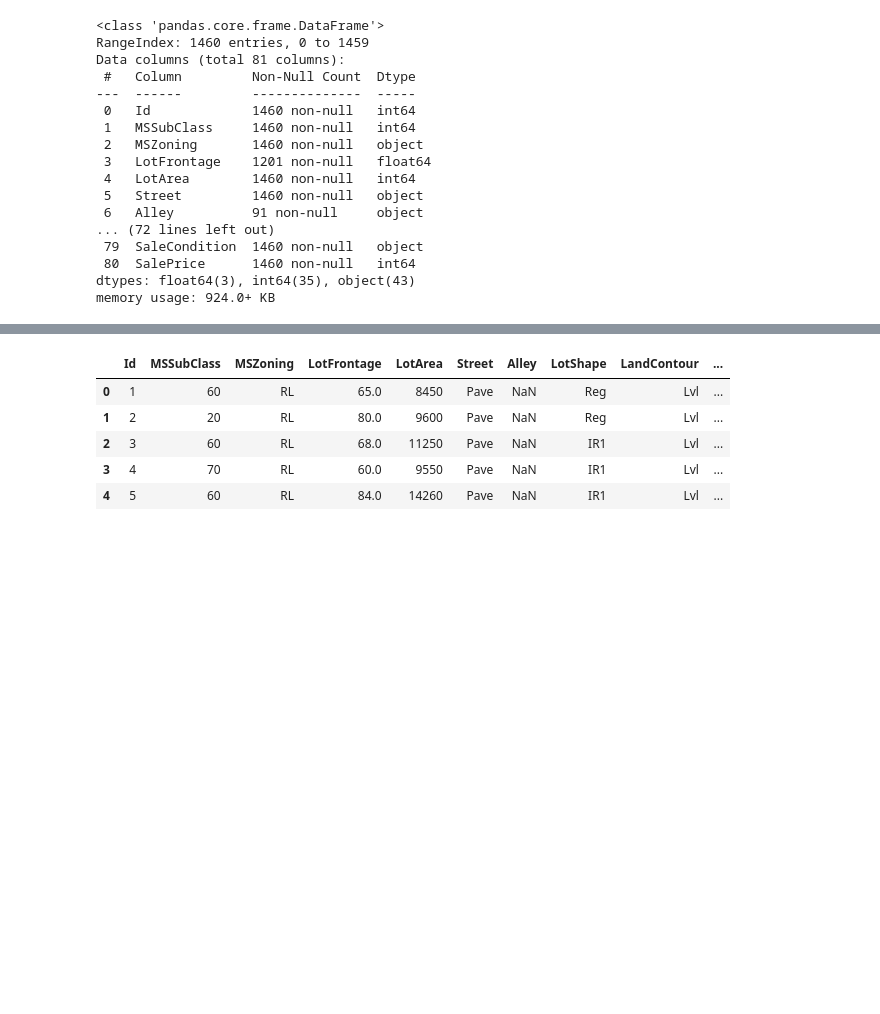
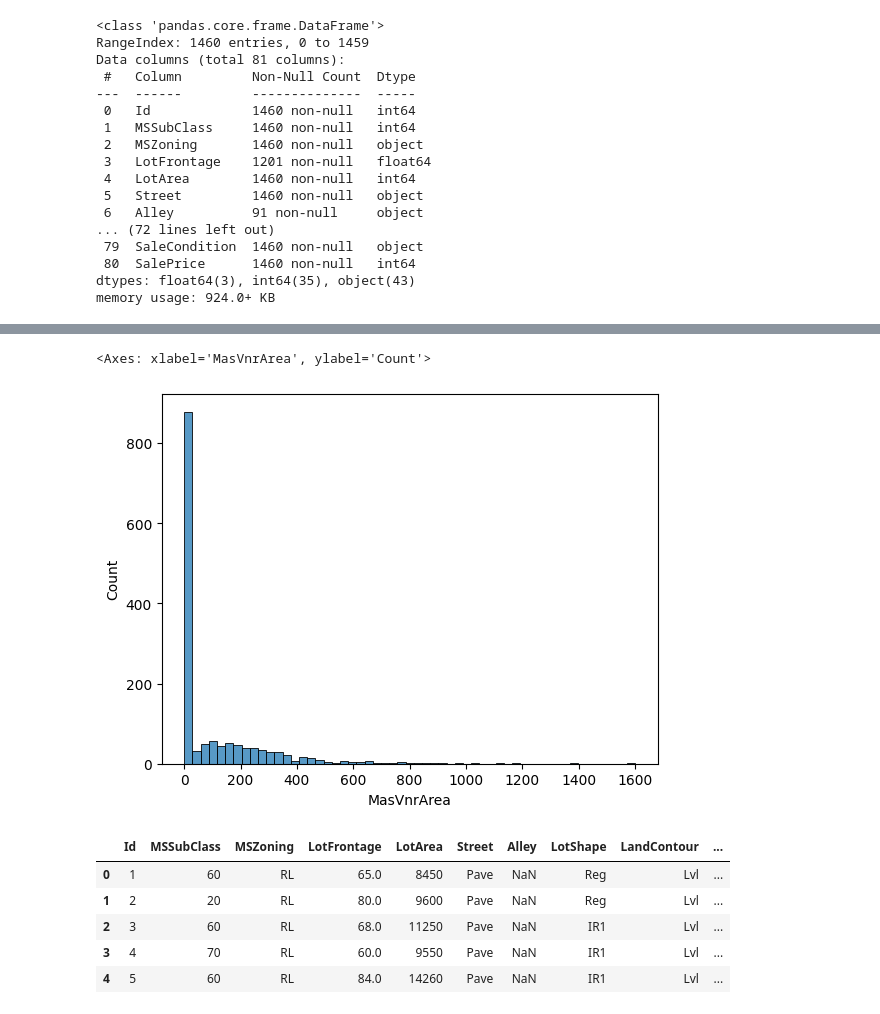
Before and after one commit to Ahmad-AbuGhazaleh/ai-ds-3projects, a Jupyter notebook: house-prices/main.ipynb, the cells around one changed output, grey strips where cells are left out. Saved outputs shown, nothing was run; the diff lists cells and outputs as text; code cells hidden in the pictures; blank space fills up the shorter version.

```diff
--- a/house-prices/main.ipynb
+++ b/house-prices/main.ipynb
@@ -53,3 +56,8 @@ memory usage: 924.0+ KB
+# %%
+sns.histplot(df_train["MasVnrArea"])
+# %% [output]
+<Axes: xlabel='MasVnrArea', ylabel='Count'>
+[figure, added]
 # %%
 df_train.head()
 # %% [output]
```
Also changed, not shown: parts of 37 cells of this notebook, 3 other files.
